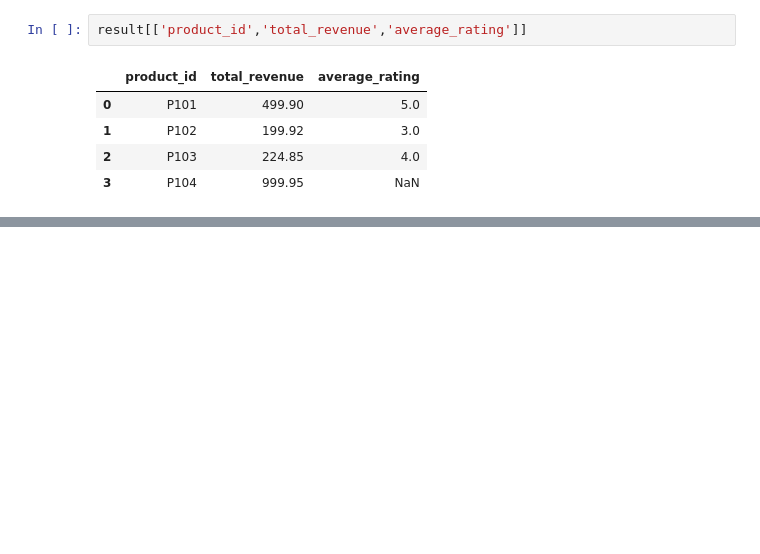
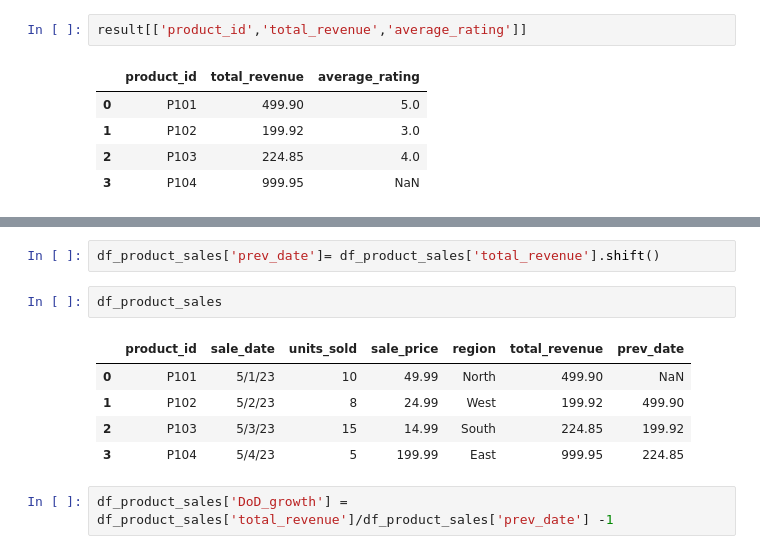
Before and after one commit to nehagovekar/Pandas_leetcode, a Jupyter notebook: Amazon_Product_Reviews.ipynb, the cells around one changed output, grey strips where cells are left out. Drawn from its saved outputs; the diff is of its cells as text; blank space fills up the shorter version.

```diff
--- a/Amazon_Product_Reviews.ipynb
+++ b/Amazon_Product_Reviews.ipynb
@@ -126,0 +142,12 @@ result[['product_id','total_revenue','average_rating']]
+# %%
+df_product_sales['prev_date']= df_product_sales['total_revenue'].shift()
+# %%
+df_product_sales
+# %% [output]
+|  | product_id | sale_date | units_sold | sale_price | region | total_revenue | prev_date |
+| 0 | P101 | 5/1/23 | 10 | 49.99 | North | 499.90 | NaN |
+| 1 | P102 | 5/2/23 | 8 | 24.99 | West | 199.92 | 499.90 |
+| 2 | P103 | 5/3/23 | 15 | 14.99 | South | 224.85 | 199.92 |
+| 3 | P104 | 5/4/23 | 5 | 199.99 | East | 999.95 | 224.85 |
+# %%
+df_product_sales['DoD_growth'] = df_product_sales['total_revenue']/df_product_sales['prev_date'] -1
```
Also changed, not shown: parts of 12 cells of this notebook.
